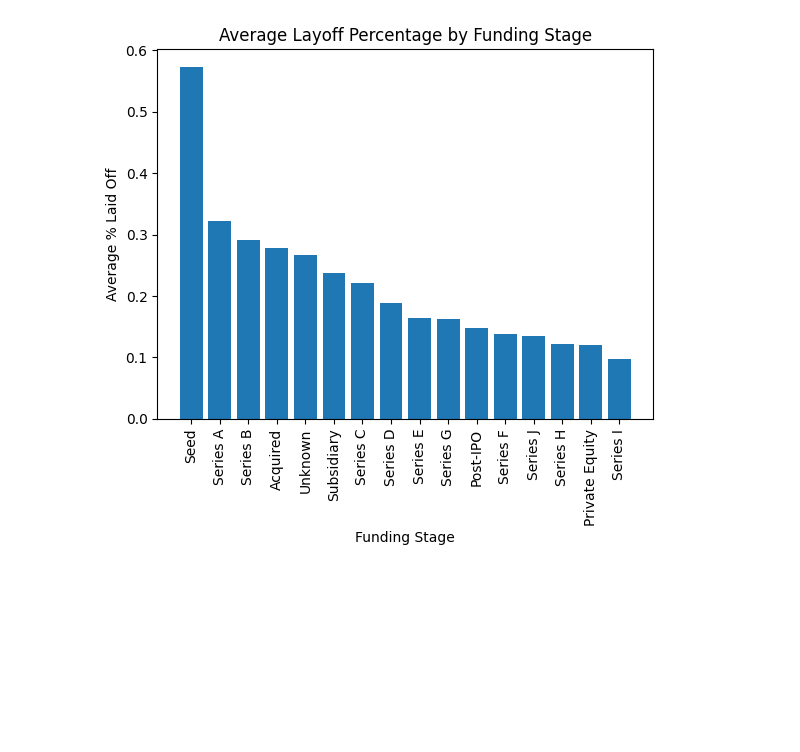
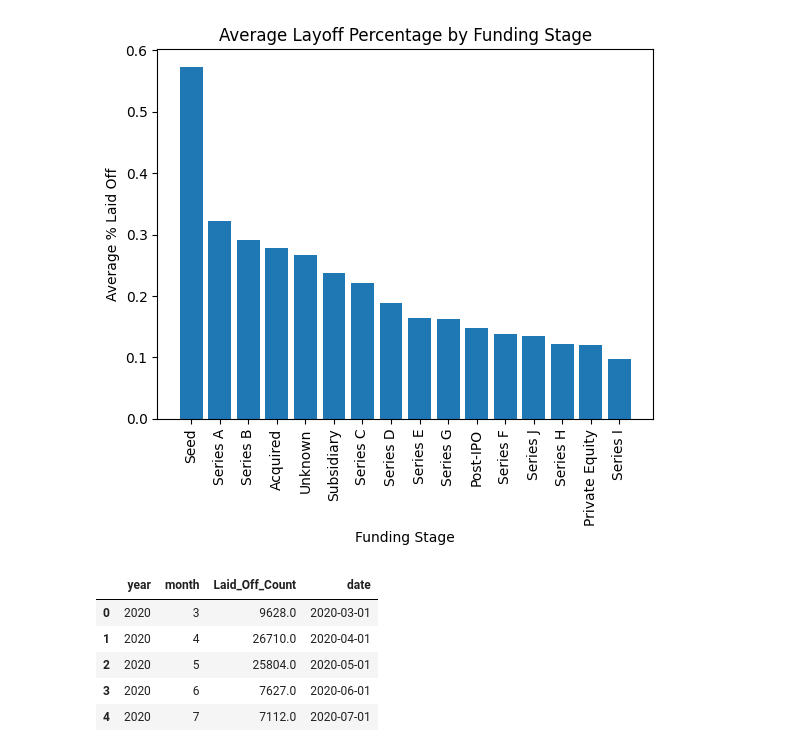
Before and after one commit to riddhikale/Tech-Layoffs, a Jupyter notebook: notebooks/eda.ipynb, the cells around one changed output. Drawn from its saved outputs; the diff is of its cells as text; code cells hidden in the pictures; blank space fills up the shorter version.

Commit message:
major layoff waves using monthly aggregation

```diff
--- a/notebooks/eda.ipynb
+++ b/notebooks/eda.ipynb
@@ -395,3 +395,22 @@ plt.xticks(rotation=90)
 plt.show()
 # %% [output]
 [figure]
+# %%
+monthly_wave = df.groupby(['year','month'])['Laid_Off_Count'].sum().reset_index()
+
+
+monthly_wave['date'] = pd.to_datetime(
+    monthly_wave[['year','month']].assign(day=1)
+)
+
+# Sort
+monthly_wave = monthly_wave.sort_values('date')
+
+monthly_wave.head()
+# %% [output]
+|  | year | month | Laid_Off_Count | date |
+| 0 | 2020 | 3 | 9628.0 | 2020-03-01 |
+| 1 | 2020 | 4 | 26710.0 | 2020-04-01 |
+| 2 | 2020 | 5 | 25804.0 | 2020-05-01 |
+| 3 | 2020 | 6 | 7627.0 | 2020-06-01 |
+| 4 | 2020 | 7 | 7112.0 | 2020-07-01 |
```
